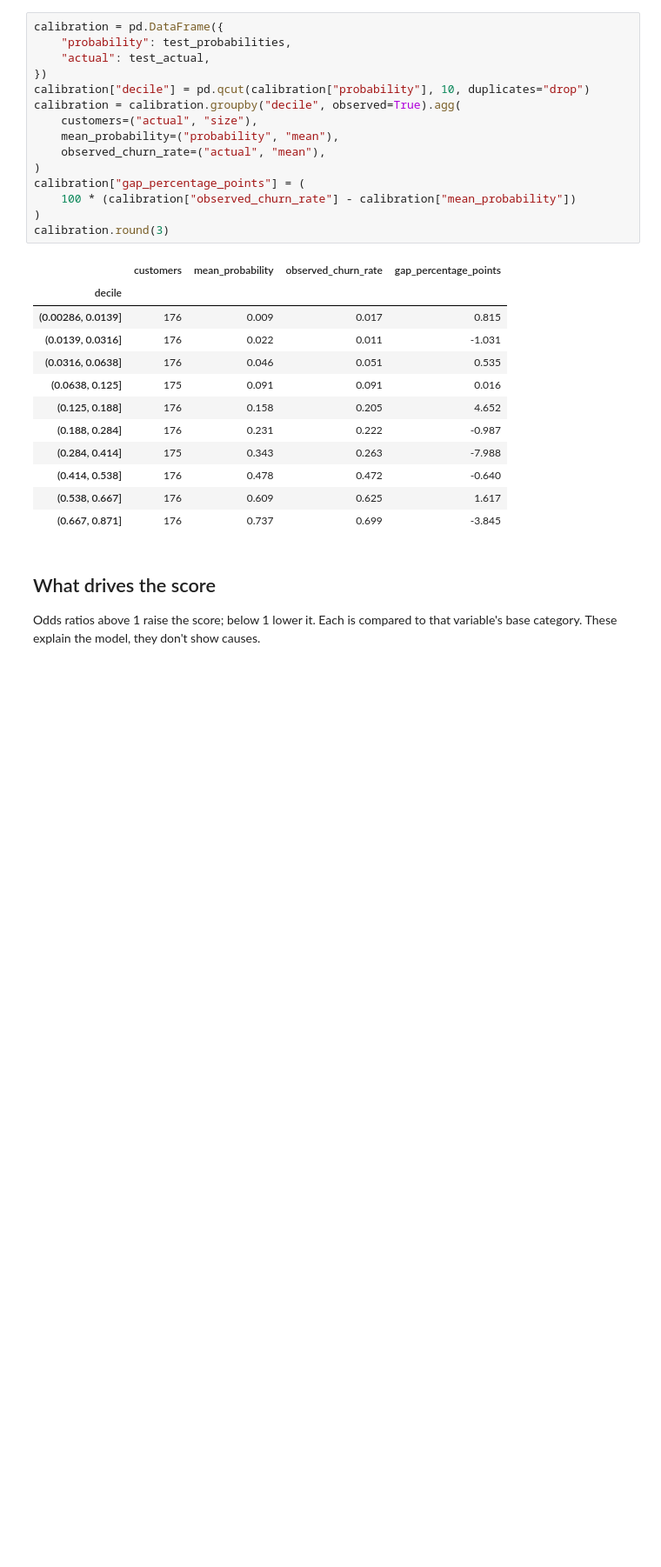
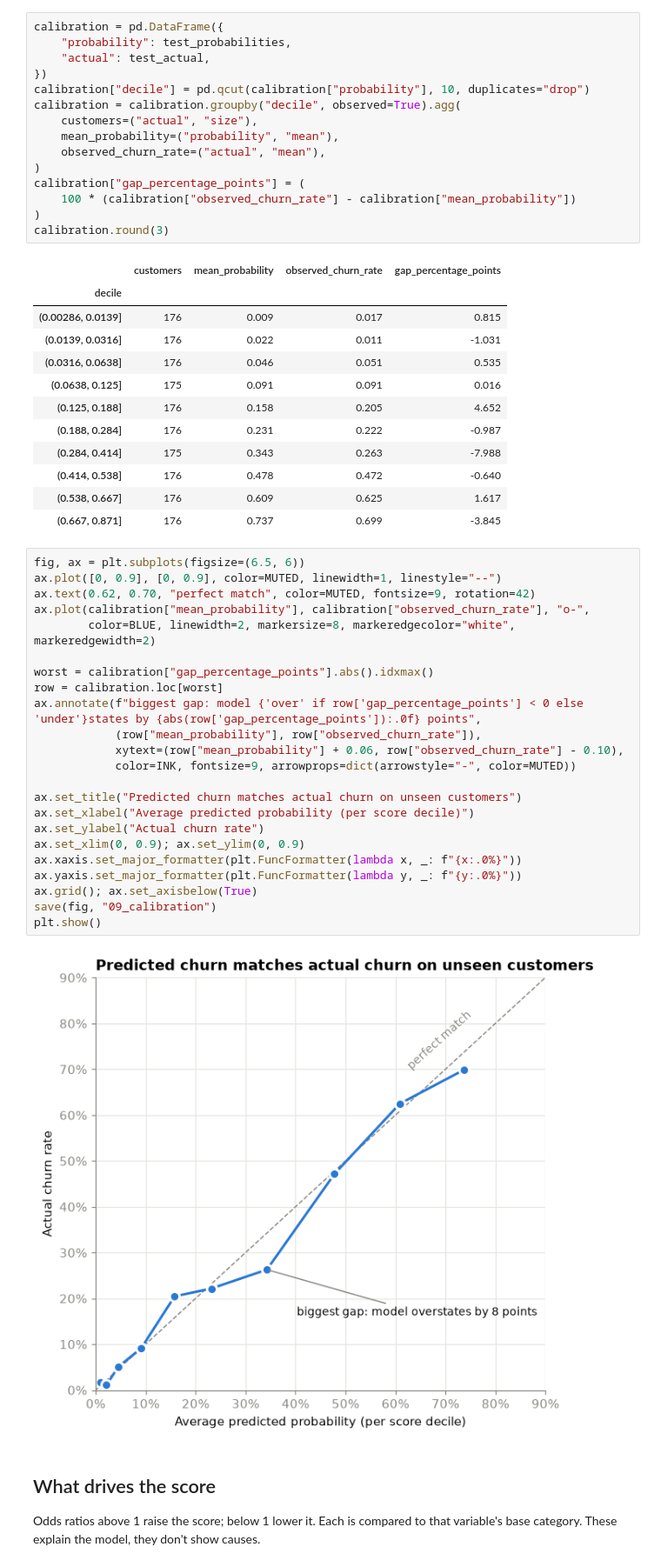
Before and after one commit to Srijana-gits/churn-intelligence, a Jupyter notebook: notebooks/04_evaluation.ipynb, the cells around one changed output. Shown at 87% size. Drawn from its saved outputs; the diff is of its cells as text; blank space fills up the shorter version.

```diff
--- a/notebooks/04_evaluation.ipynb
+++ b/notebooks/04_evaluation.ipynb
@@ -172,6 +247,31 @@ calibration.round(3)
 | (0.414, 0.538] | 176 | 0.478 | 0.472 | -0.640 |
 | (0.538, 0.667] | 176 | 0.609 | 0.625 | 1.617 |
 | (0.667, 0.871] | 176 | 0.737 | 0.699 | -3.845 |
+# %%
+fig, ax = plt.subplots(figsize=(6.5, 6))
+ax.plot([0, 0.9], [0, 0.9], color=MUTED, linewidth=1, linestyle="--")
+ax.text(0.62, 0.70, "perfect match", color=MUTED, fontsize=9, rotation=42)
+ax.plot(calibration["mean_probability"], calibration["observed_churn_rate"], "o-",
+        color=BLUE, linewidth=2, markersize=8, markeredgecolor="white", markeredgewidth=2)
+
+worst = calibration["gap_percentage_points"].abs().idxmax()
+row = calibration.loc[worst]
+ax.annotate(f"biggest gap: model {'over' if row['gap_percentage_points'] < 0 else 'under'}states by {abs(row['gap_percentage_points']):.0f} points",
+            (row["mean_probability"], row["observed_churn_rate"]),
+            xytext=(row["mean_probability"] + 0.06, row["observed_churn_rate"] - 0.10),
+            color=INK, fontsize=9, arrowprops=dict(arrowstyle="-", color=MUTED))
+
+ax.set_title("Predicted churn matches actual churn on unseen customers")
+ax.set_xlabel("Average predicted probability (per score decile)")
+ax.set_ylabel("Actual churn rate")
+ax.set_xlim(0, 0.9); ax.set_ylim(0, 0.9)
+ax.xaxis.set_major_formatter(plt.FuncFormatter(lambda x, _: f"{x:.0%}"))
+ax.yaxis.set_major_formatter(plt.FuncFormatter(lambda y, _: f"{y:.0%}"))
+ax.grid(); ax.set_axisbelow(True)
+save(fig, "09_calibration")
+plt.show()
+# %% [output]
+[figure, added]
 # %% [markdown]
 ## What drives the score
 
```
Also changed, not shown: parts of 6 cells of this notebook, 4 other files.
